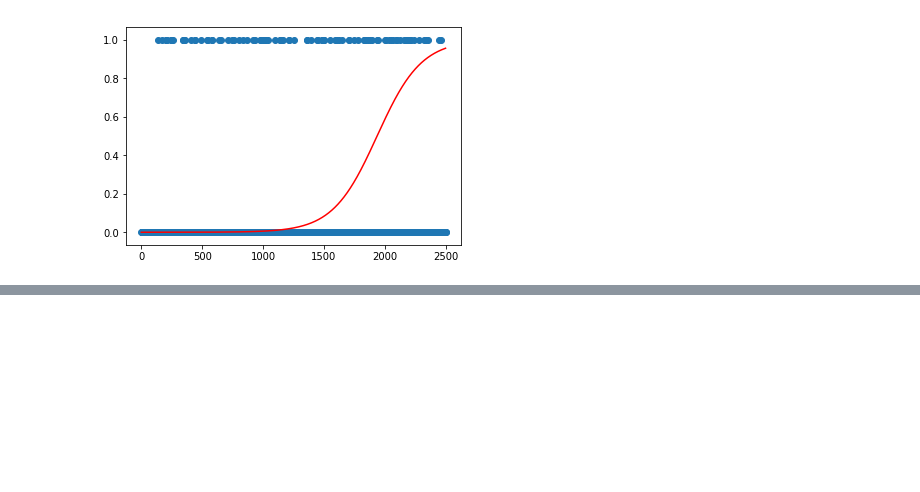
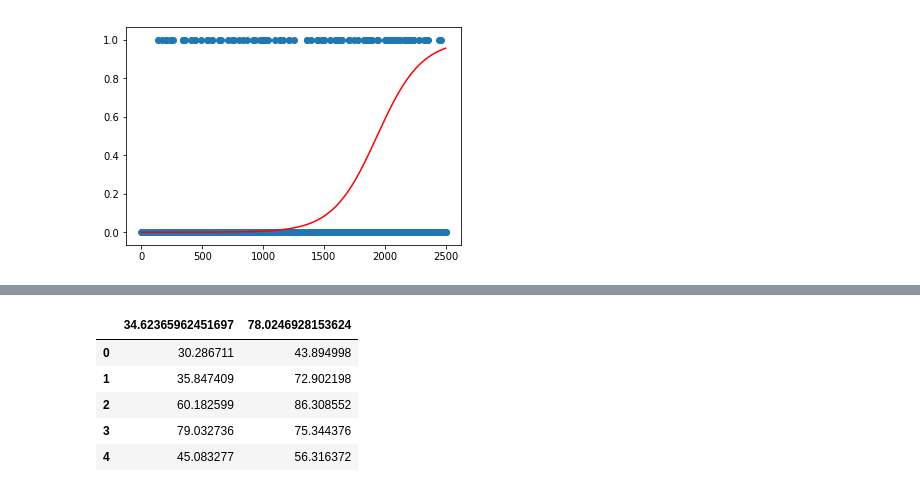
Before and after one commit to nessBautista/ML_Notebook, a Jupyter notebook: basicTheory/LogisticRegression.ipynb, the cells around one changed output, grey strips where cells are left out. Cells and saved outputs as stored; diff of their text form; code cells hidden in the pictures; blank space fills up the shorter version.

```diff
--- a/basicTheory/LogisticRegression.ipynb
+++ b/basicTheory/LogisticRegression.ipynb
@@ -49,0 +60,11 @@ plt.plot(x_sigmoid, y_sigmoid)
+# %%
+# X = feature values, all the columns except the last column
+X = data.iloc[:, :-1]
+X.head()
+# %% [output]
+|  | 34.62365962451697 | 78.0246928153624 |
+| 0 | 30.286711 | 43.894998 |
+| 1 | 35.847409 | 72.902198 |
+| 2 | 60.182599 | 86.308552 |
+| 3 | 79.032736 | 75.344376 |
+| 4 | 45.083277 | 56.316372 |
```
Also changed, not shown: parts of 9 cells of this notebook.
